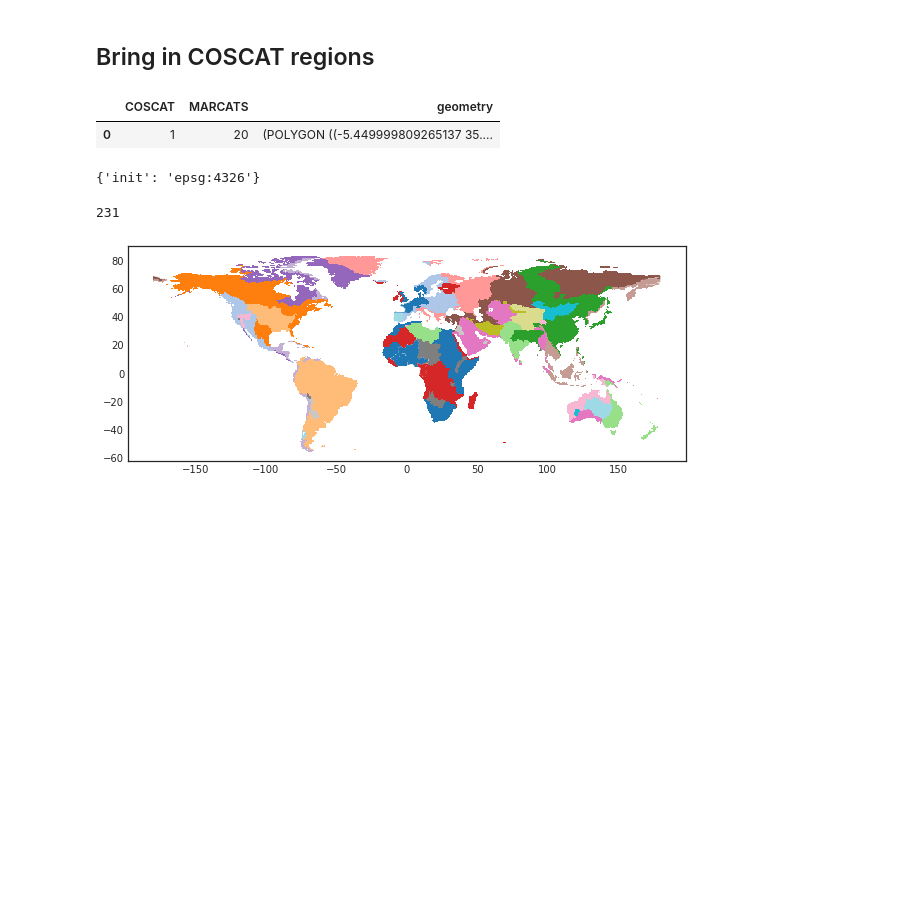
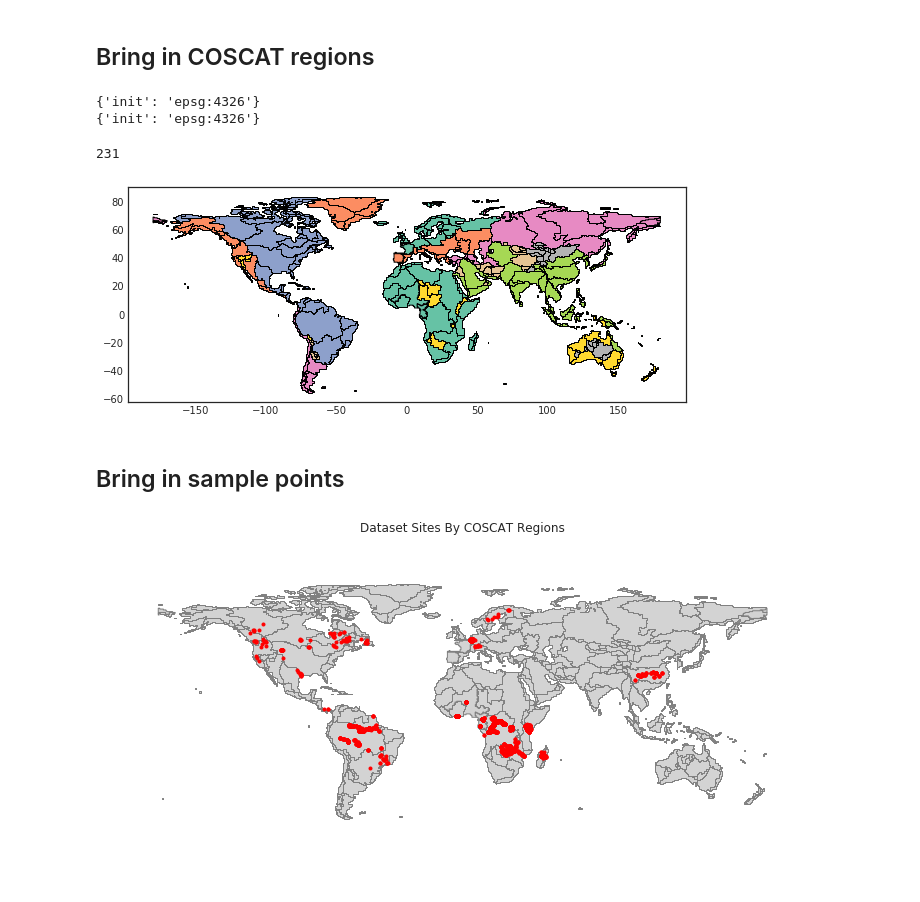
Before and after one commit to geohackweek/ghw2018_web_portal_inlandwater_co2, a Jupyter notebook: notebooks/Exploratory Data Analysis.ipynb, the cells around one changed output. Saved outputs shown, nothing was run; the diff lists cells and outputs as text; code cells hidden in the pictures; blank space fills up the shorter version.

```diff
--- a/notebooks/Exploratory Data Analysis.ipynb
+++ b/notebooks/Exploratory Data Analysis.ipynb
@@ -110,10 +111,7 @@ continents = gpd.read_file(os.path.join(data_pth, "Continents.shp"))
-# %%
-coscat.head(1)
-# %% [output]
-|  | COSCAT | MARCATS | geometry |
-| 0 | 1 | 20 | (POLYGON ((-5.449999809265137 35.... |
-# %%
-coscat.crs
-# %% [output]
-{'init': 'epsg:4326'}
+# %%
+print(coscat.crs)
+print(co2_geo_data_table.crs)
+# %% [output]
+{'init': 'epsg:4326'}
+{'init': 'epsg:4326'}
 # %%
@@ -121,6 +119,8 @@ len(continents.COSCAT.unique())
 # %% [output]
 231
 # %%
-continents.plot(cmap='tab20', figsize=(10, 10));
+coscat.plot(column='COSCAT', cmap='Set2', categorical=True,  edgecolor='black', figsize=(10, 10));
 # %% [output]
-[figure, old version]
+[figure, new version]
+# %% [markdown]
+## Bring in sample points
@@ -126,0 +129,10 @@ continents.plot(cmap='tab20', figsize=(10, 10));
+# %%
+f, ax = plt.subplots(1, figsize=(12, 6))
+ax.set_title('Dataset Sites By COSCAT Regions')
+coscat.plot(ax=ax, edgecolor='gray', facecolor='lightgrey')
+co2_geo_data_table.plot(ax=ax, marker='.', color='r')
+ax.set_ylim([-90, 90])
+ax.set_axis_off()
+plt.axis('equal');
+# %% [output]
+[figure, added]
```
Also changed, not shown: parts of 8 cells of this notebook.
